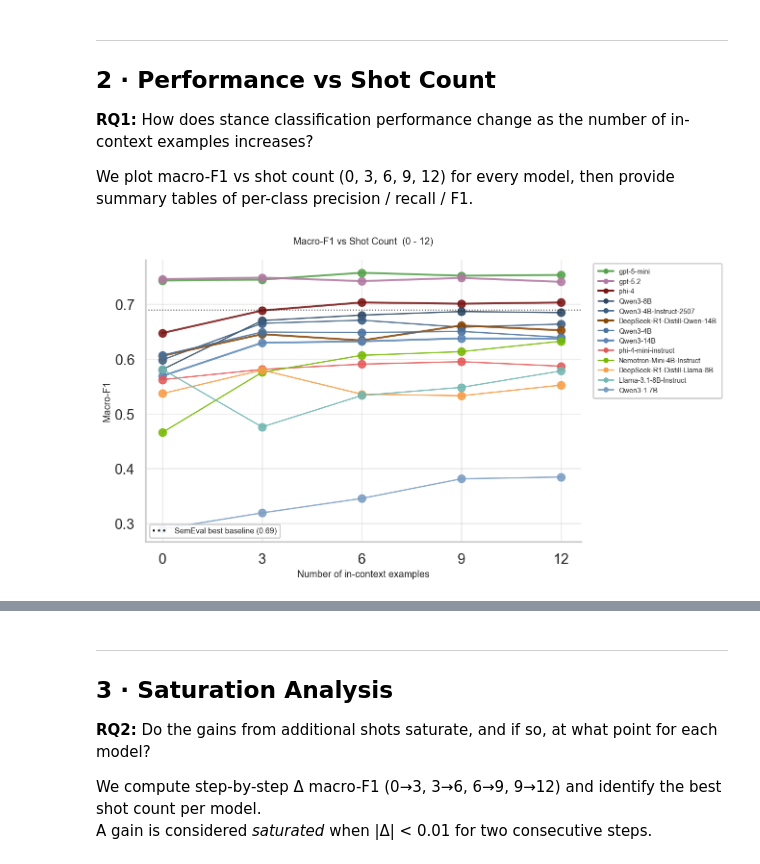
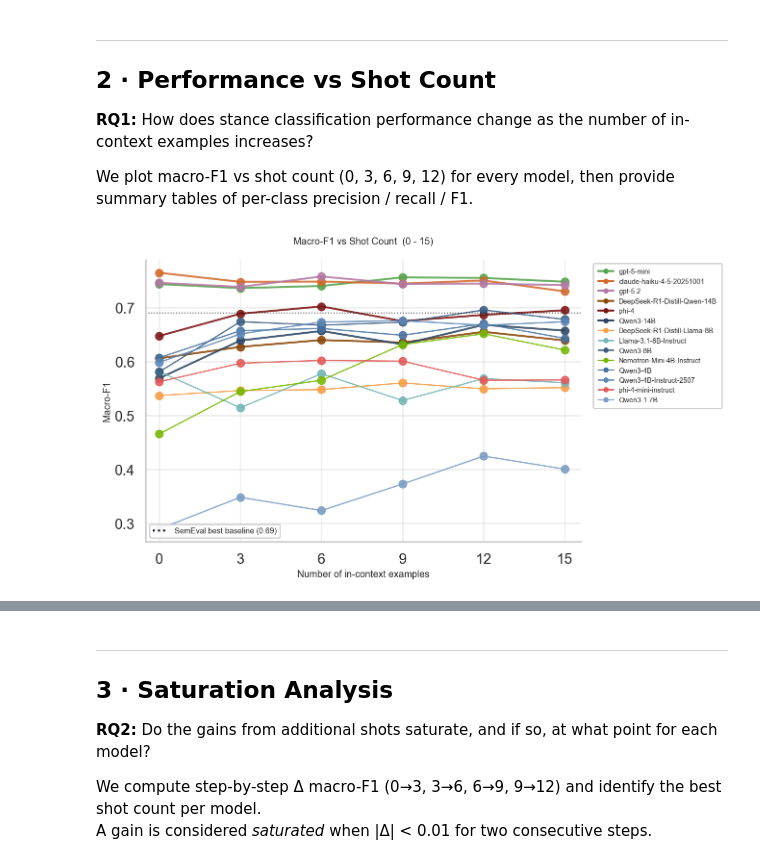
Before and after one commit to nityaak5/slm-topic-modeling, a Jupyter notebook: notebooks/icl_analysis.ipynb, the cells around one changed output, grey strips where cells are left out. Saved outputs shown, nothing was run; the diff lists cells and outputs as text; code cells hidden in the pictures.

```diff
--- a/notebooks/icl_analysis.ipynb
+++ b/notebooks/icl_analysis.ipynb
@@ -139,8 +158,10 @@ def norm_label(x):
     return s
 
 def model_sort_key(model):
-    """Sort key: size (asc) → family → name.  Closed-source goes last."""
-    return (MODEL_SIZES.get(model, 999), MODEL_FAMILY.get(model, 'zzz'), model)
+    """Sort key: size (desc) → closed-source rank → family → name."""
+    size = MODEL_SIZES.get(model, 999)
+    cs_rank = _CLOSED_SOURCE_RANK.get(model, 99) if model not in MODEL_SIZES else 99
+    return (-size, cs_rank, MODEL_FAMILY.get(model, 'zzz'), model)
 
 def family_color(model):
     return FAMILY_COLORS.get(MODEL_FAMILY.get(model, 'Other'), '#888888')
@@ -195,7 +216,7 @@ for fp in run_files:
         continue
     model, prompt = parsed
 
-    # ── ICL filter: only keep the five ICL prompt conditions ──────────────
+    # ── ICL filter: only keep the six ICL prompt conditions ───────────────
     if prompt not in ICL_PROMPTS:
         continue
 
@@ -235,12 +256,18 @@ for fp in run_files:
         'n_eval':     len(df),
     })
 
-meta_df = pd.DataFrame(meta_rows).sort_values(['model', 'n_shots'])
+meta_df = (
+    pd.DataFrame(meta_rows)
+    .sort_values('n_eval', ascending=False)   # largest run wins on duplicate
+    .drop_duplicates(subset=['system'])
+    .sort_values(['model', 'n_shots'])
+    .reset_index(drop=True)
+)
 print(f'Systems loaded : {len(system_frames)}')
 print(f'Models         : {meta_df["model"].nunique()}')
 print(f'Shot counts    : {sorted(meta_df["n_shots"].unique())}')
 print()
-print('Models with complete 0→12 coverage:')
+print('Models with complete 0→15 coverage:')
 counts = meta_df.groupby('model')['n_shots'].nunique()
-print(counts[counts == 5].index.tolist())
+print(counts[counts == 6].index.tolist())
 # %% [output]
@@ -313,10 +340,7 @@ We plot macro-F1 vs shot count (0, 3, 6, 9, 12) for every model, then provide su
 # ── Line chart: macro-F1 vs shot count (all models) ──────────────────────
 # Adapted from stance_results_team_analysis.ipynb cell 12.
 
-model_order = (
-    metrics.groupby('model')['macro_f1'].mean()
-    .sort_values(ascending=False).index.tolist()
-)
+model_order = sorted(metrics['model'].unique(), key=model_sort_key)
 model_colors = build_model_colors(model_order)
 
 fig, ax = plt.subplots(figsize=(11, 6))
@@ -332,41 +356,41 @@ for model in model_order:
 
 ax.axhline(SEMEVAL_BASELINE, color='#000',    linewidth=1.2, linestyle=':',  alpha=0.7)
 ax.set_xticks(ICL_SHOT_COUNTS)
-ax.set_xlim(-0.5, 12.6)
+ax.set_xlim(-0.5, 15.6)
 ax.set_xlabel('Number of in-context examples', fontsize=11)
 ax.set_ylabel('Macro-F1', fontsize=11)
-ax.set_title('Macro-F1 vs Shot Count  (0 - 12)\n', fontsize=11)
+ax.set_title('Macro-F1 vs Shot Count  (0 - 15)\n', fontsize=11)
 
 # \u2500\u2500 Reference lines legend (lower-left, inside plot) \u2500\u2500\u2500\u2500\u2500\u2500\u2500\u2500\u2500\u2500\u2500\u2500\u2500\u2500\u2500\u2500\u2500\u2500
 ref_handles = [
 
     Line2D([0],[0], color='#000',    linestyle=':',
            label=f'SemEval best baseline ({SEMEVAL_BASELINE})'),
 ]
 ref_leg = ax.legend(handles=ref_handles, fontsize=9, loc='lower left',
                     frameon=True, framealpha=0.9, edgecolor='#cccccc')
 ax.add_artist(ref_leg)
 
 # \u2500\u2500 Model legend (box on the right, outside axes) \u2500\u2500\u2500\u2500\u2500\u2500\u2500\u2500\u2500\u2500\u2500\u2500\u2500\u2500\u2500\u2500\u2500\u2500
 model_handles = [
     Line2D([0],[0],
            color=model_colors.get(m, '#888888'),
            marker='o', markersize=5,
            linewidth=2.2 if (MODEL_SIZES.get(m, 0) >= 14 or MODEL_SIZES.get(m) is None) else 1.5,
            linestyle='-' if is_llm(m) else '-',
            label=m)
     for m in model_order
 ]
 ax.legend(handles=model_handles, fontsize=8,
           bbox_to_anchor=(1.02, 1), loc='upper left',
           frameon=True, framealpha=0.94, edgecolor='#cccccc',
           borderpad=0.7, labelspacing=0.45, handlelength=2.2)
 
 plt.tight_layout()
 plt.subplots_adjust(right=0.72)
 plt.show()
 # %% [output]
-[figure, old version]
+[figure, new version]
 # %%
 # ── Summary table: macro-F1 at each shot count ────────────────────────────
 pivot_f1 = (
```
Also changed, not shown: parts of 33 cells of this notebook, 40 other files.
